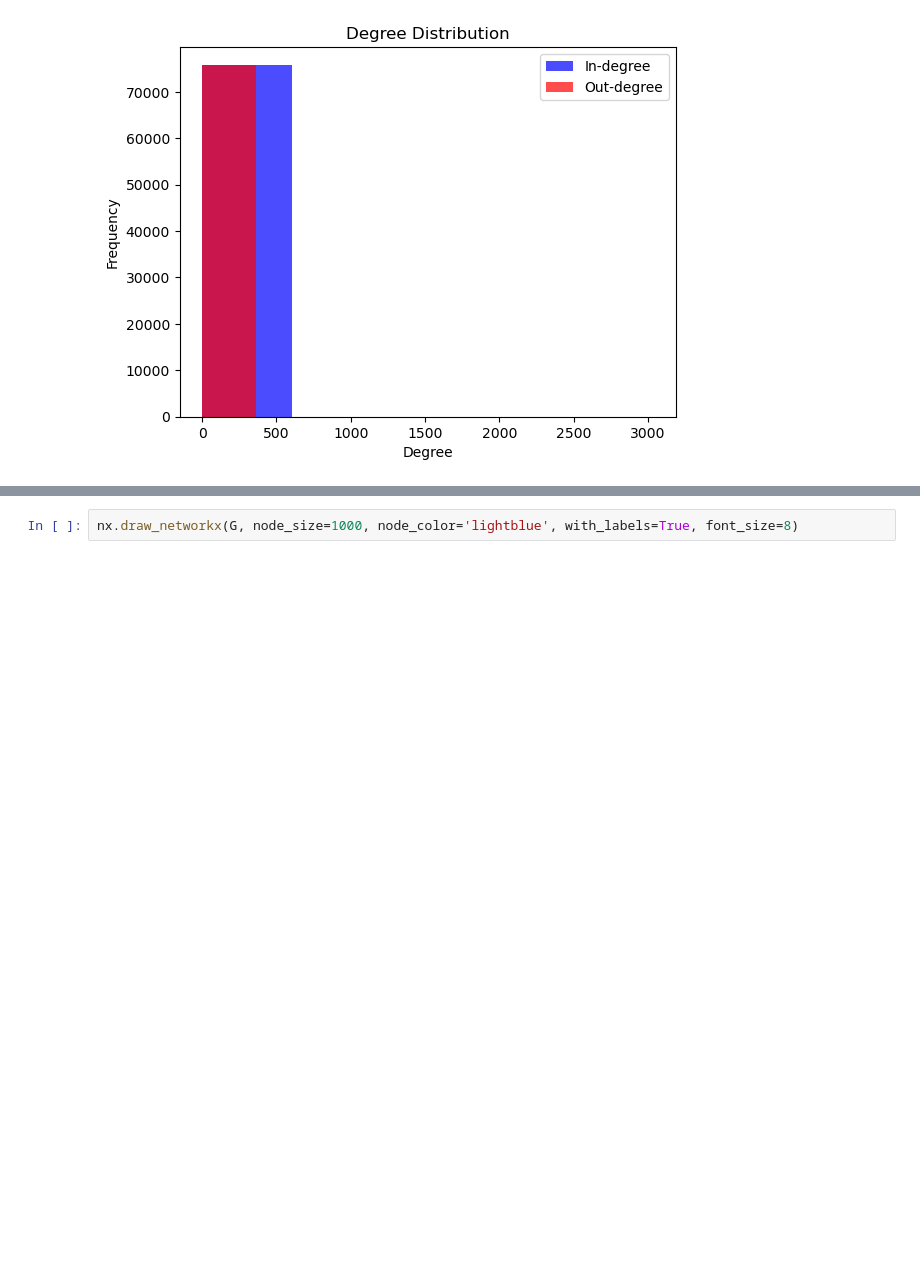
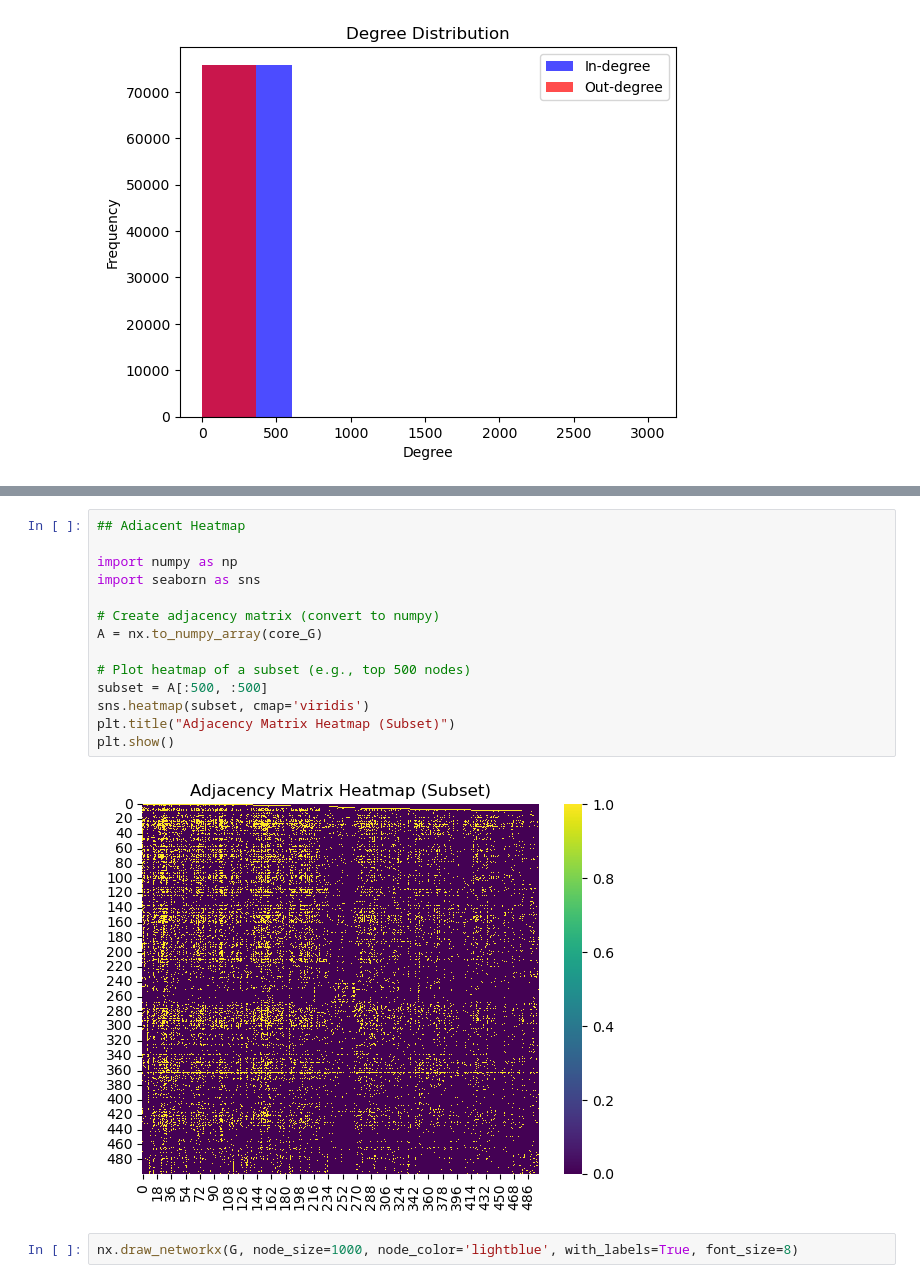
Before and after one commit to tratom/fcul-cda-project, a Jupyter notebook: code/analysis.ipynb, the cells around one changed output, grey strips where cells are left out. Saved outputs shown, nothing was run; the diff lists cells and outputs as text; blank space fills up the shorter version.

```diff
--- a/code/analysis.ipynb
+++ b/code/analysis.ipynb
@@ -835,3 +593,19 @@ Assortativity Coefficient: -0.04128687053958363
+# %%
+## Adiacent Heatmap
+
+import numpy as np
+import seaborn as sns
+
+# Create adjacency matrix (convert to numpy)
+A = nx.to_numpy_array(core_G)
+
+# Plot heatmap of a subset (e.g., top 500 nodes)
+subset = A[:500, :500]
+sns.heatmap(subset, cmap='viridis')
+plt.title("Adjacency Matrix Heatmap (Subset)")
+plt.show()
+# %% [output]
+[figure, added]
 # %%
 nx.draw_networkx(G, node_size=1000, node_color='lightblue', with_labels=True, font_size=8)
 # %% [markdown]
```
Also changed, not shown: parts of 66 cells of this notebook, 2 other files.
